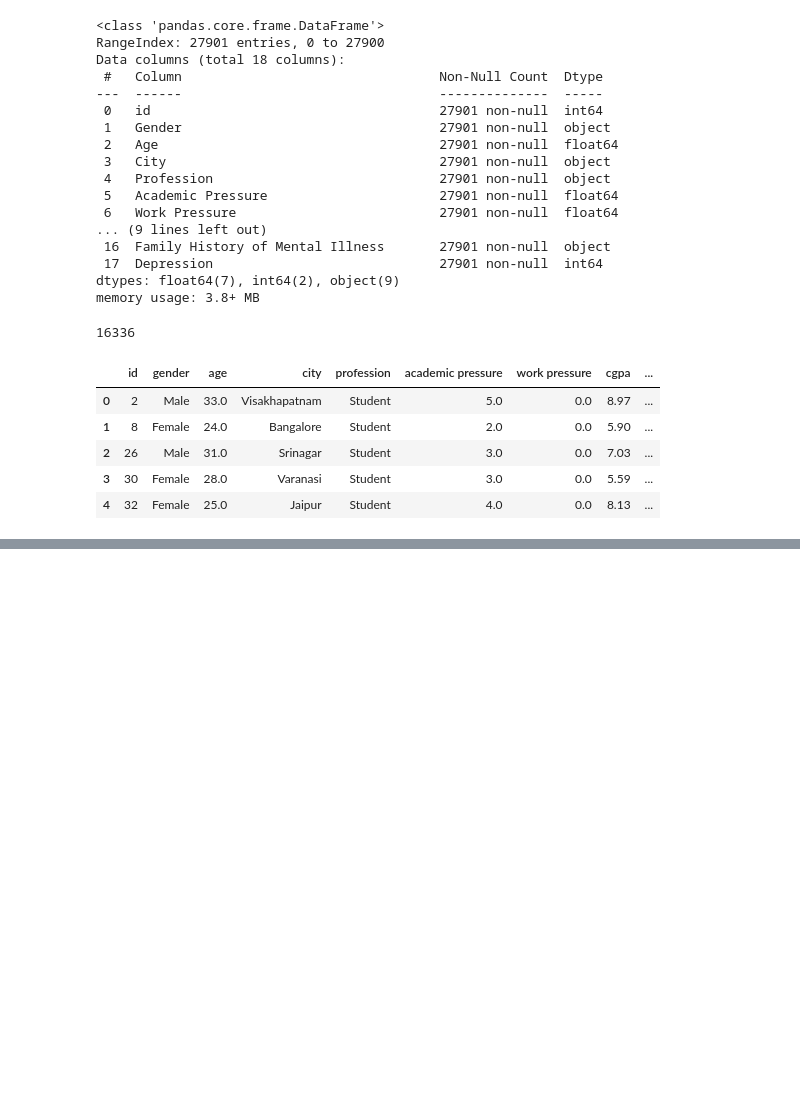
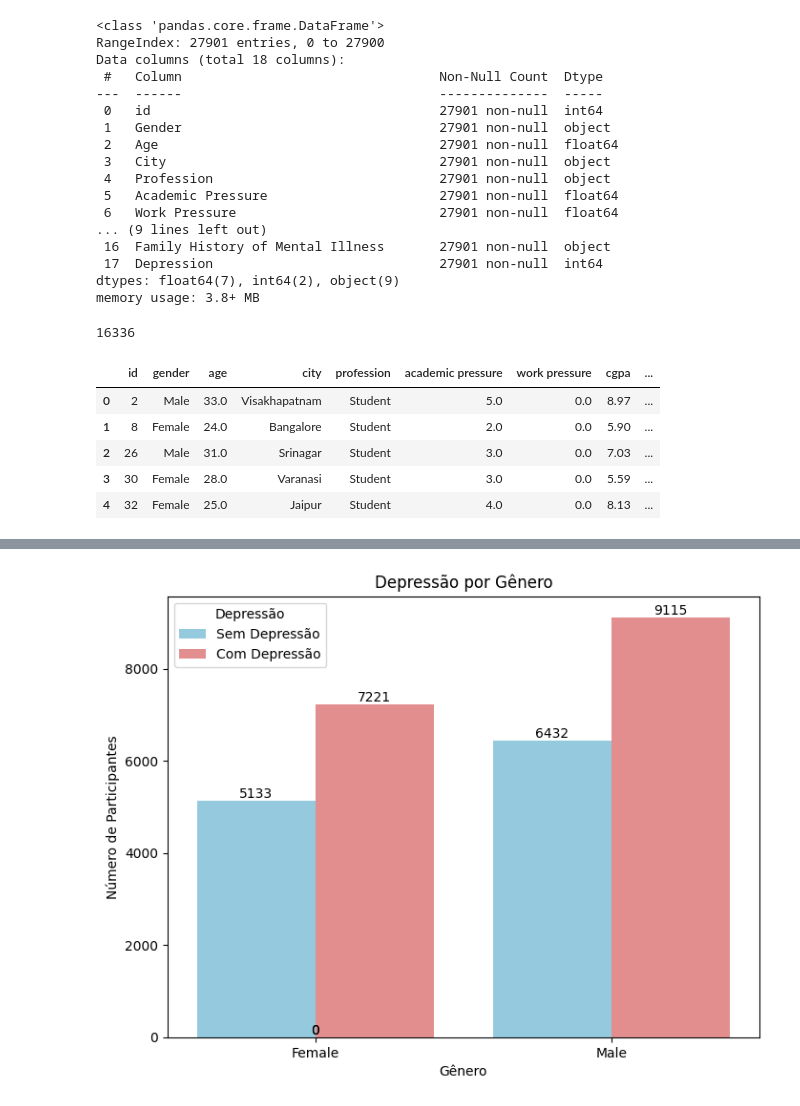
Before and after one commit to RenanVanbasten/mental-health-data-analysis, a Jupyter notebook: analise_exploratoria.ipynb, the cells around one changed output, grey strips where cells are left out. Saved outputs shown, nothing was run; the diff lists cells and outputs as text; code cells hidden in the pictures; blank space fills up the shorter version.

Commit message:
Realiza primeiras análises: prevalência geral e relação gênero/depressão

```diff
--- a/analise_exploratoria.ipynb
+++ b/analise_exploratoria.ipynb
@@ -53,0 +111,29 @@ df.head(5)
+# %%
+tabela_genero_depressao = pd.crosstab(df['gender'], df['depression'])
+
+df_long = tabela_genero_depressao.reset_index().melt(
+    id_vars='gender',
+    value_vars=[0, 1],
+    var_name='depression',
+    value_name='Count'
+)
+
+df_long['depression'] = df_long['depression'].map({0: 'Sem Depressão', 1: 'Com Depressão'})
+
+plt.figure(figsize=(8, 6))
+ax = sns.barplot(x='gender', y='Count', hue='depression', data=df_long, palette={'Sem Depressão': 'skyblue', 'Com Depressão': 'lightcoral'})
+
+for p in ax.patches:
+    height = p.get_height()
+    width = p.get_width()
+    x = p.get_x() + width / 2
+    y = height + 3
+    ax.text(x, y, f'{int(height)}', ha='center', va='bottom')
+
+plt.title('Depressão por Gênero')
+plt.xlabel('Gênero')
+plt.ylabel('Número de Participantes')
+plt.legend(title='Depressão')
+plt.show()
+# %% [output]
+[figure, added]
```
Also changed, not shown: parts of 5 cells of this notebook.
